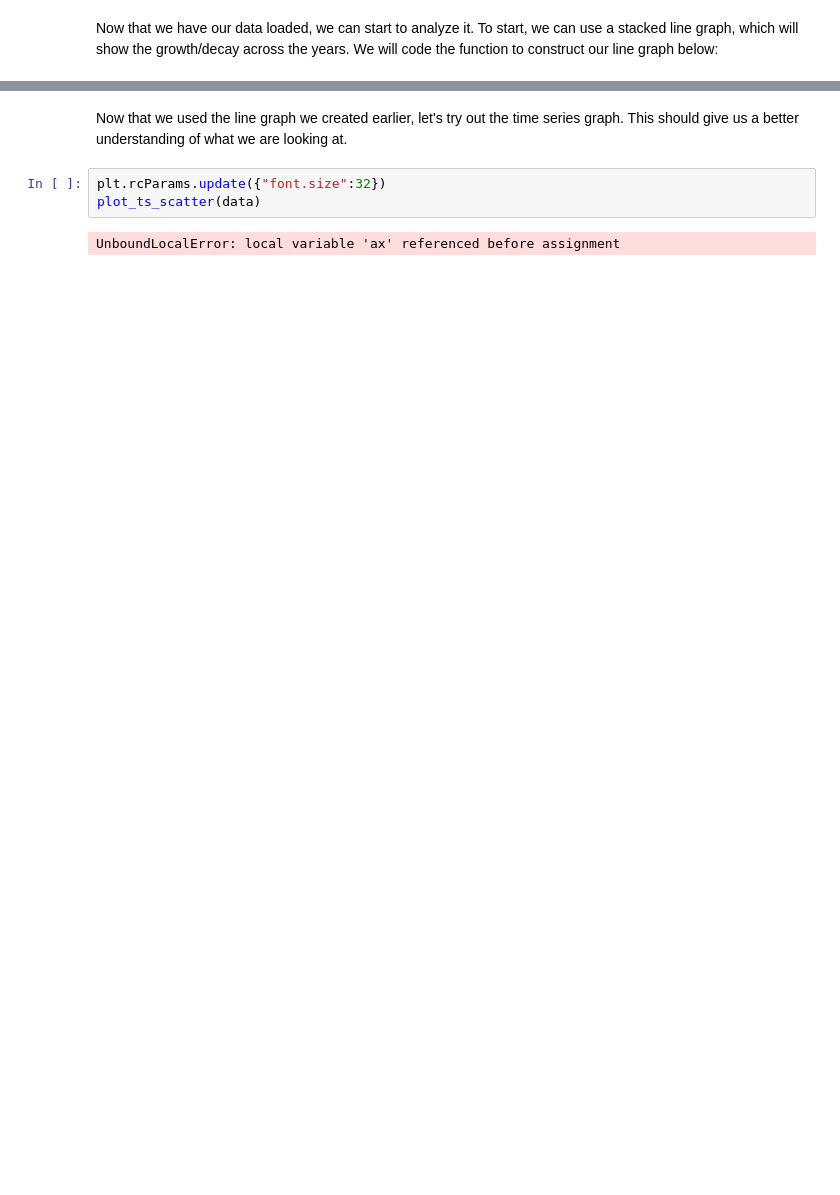
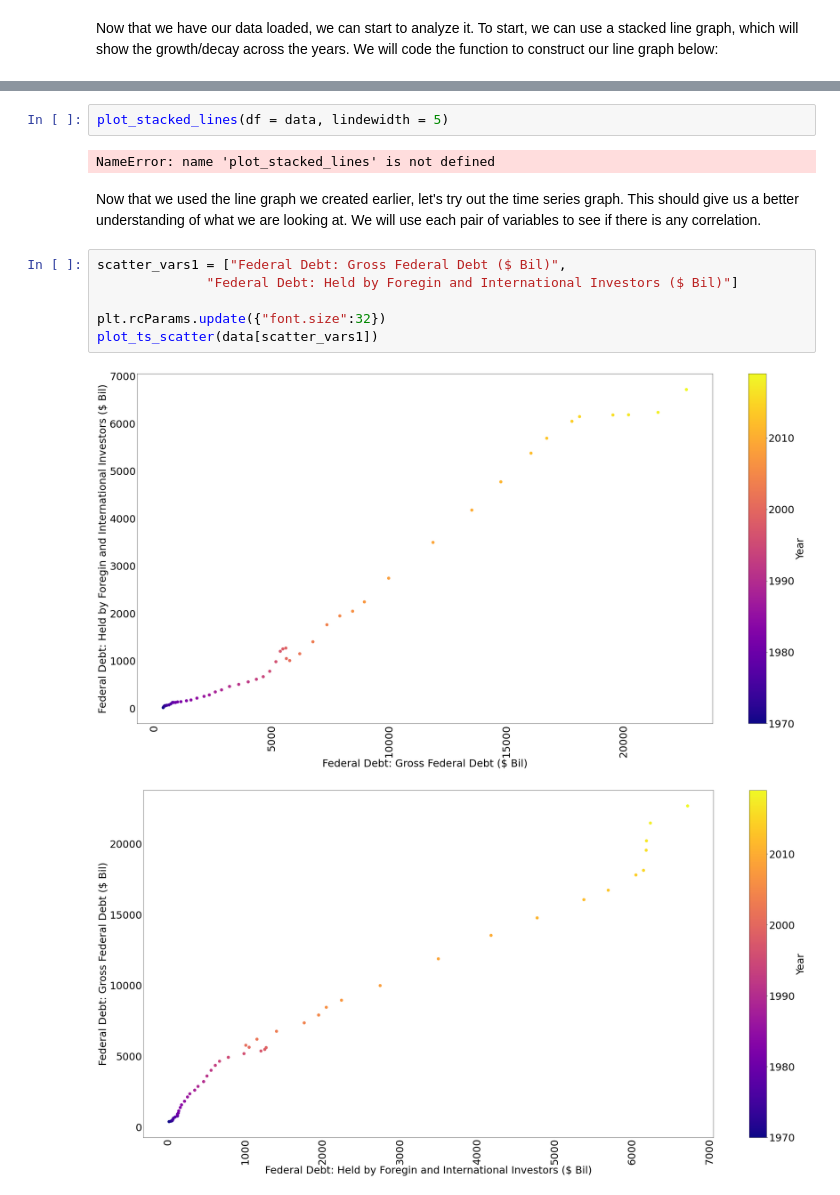
Before and after one commit to tylerlenz/Tyler-Lenz-Python-Portfolio, a Jupyter notebook: Homework Projects/Untitled Folder/Homework 4 Part 1.ipynb, the cells around one changed output, grey strips where cells are left out. Drawn from its saved outputs; the diff is of its cells as text; blank space fills up the shorter version.

```diff
--- a/Homework Projects/Untitled Folder/Homework 4 Part 1.ipynb
+++ b/Homework Projects/Untitled Folder/Homework 4 Part 1.ipynb
@@ -122,7 +130,15 @@ plot_lines(df = data, linewidth = 5, figsize = (40, 20), pp = None)
+# %%
+plot_stacked_lines(df = data, lindewidth = 5)
+# %% [output]
+NameError: name 'plot_stacked_lines' is not defined
 # %% [markdown]
-Now that we used the line graph we created earlier, let's try out the time series graph. This should give us a better understanding of what we are looking at.
+Now that we used the line graph we created earlier, let's try out the time series graph. This should give us a better understanding of what we are looking at. We will use each pair of variables to see if there is any correlation.
-# %%
-plt.rcParams.update({"font.size":32})
-plot_ts_scatter(data)
-# %% [output]
-UnboundLocalError: local variable 'ax' referenced before assignment
+# %%
+scatter_vars1 = ["Federal Debt: Gross Federal Debt ($ Bil)",
+              "Federal Debt: Held by Foregin and International Investors ($ Bil)"]
+
+plt.rcParams.update({"font.size":32})
+plot_ts_scatter(data[scatter_vars1])
+# %% [output]
+[figure, added]
+[figure, added]
```
Also changed, not shown: parts of 3 cells of this notebook, 2 other files.
